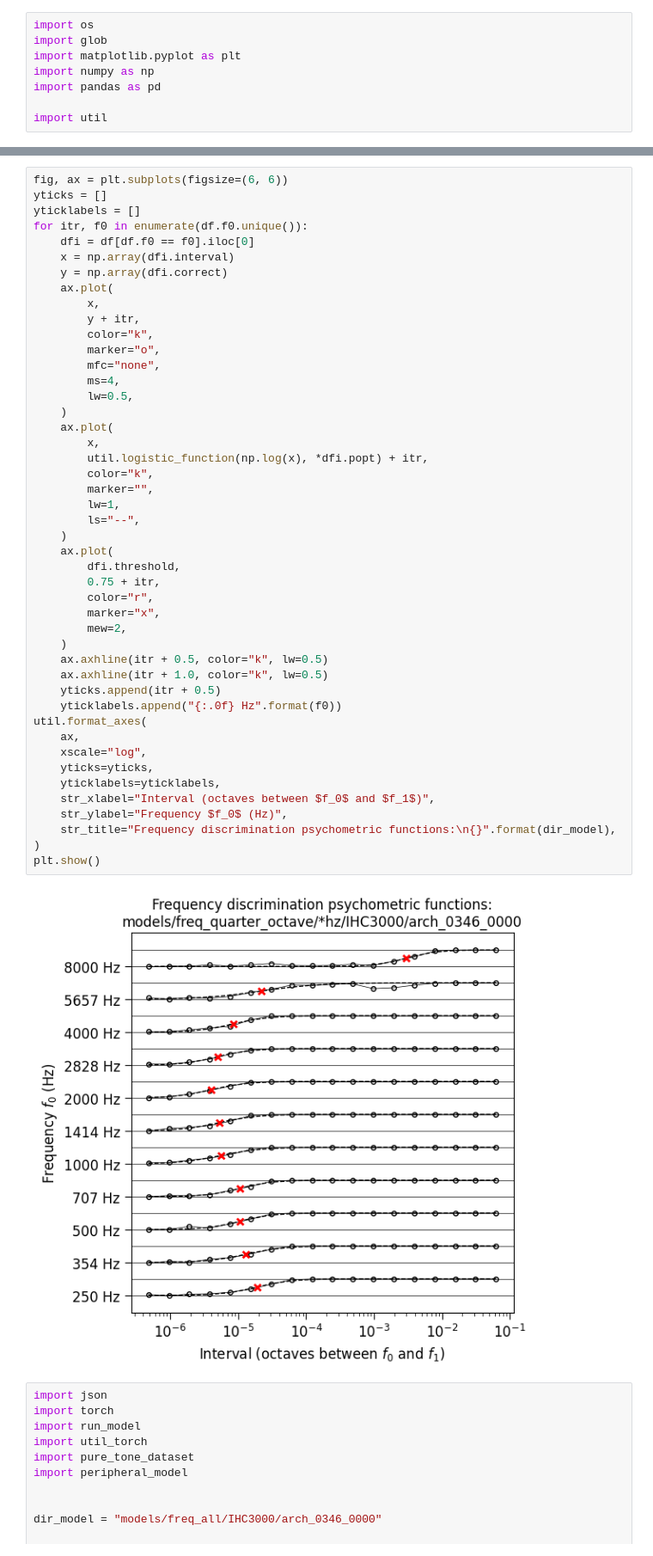
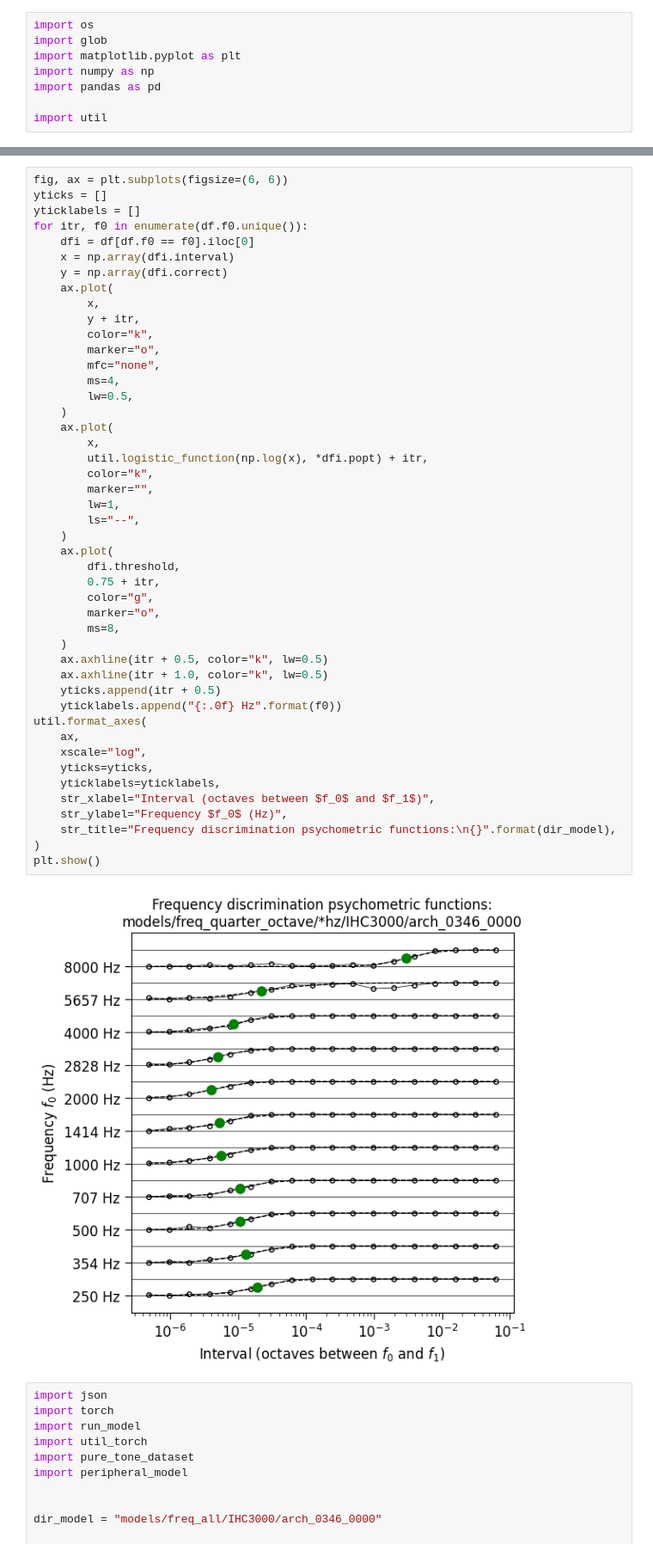
Before and after one commit to msaddler/freqdiscriminet, a Jupyter notebook: figures_results.ipynb, the cells around one changed output, grey strips where cells are left out. Shown at 86% size. Cells and saved outputs as stored; diff of their text form.

Commit message:
cleaning up freqdiscriminet notebooks and figures

```diff
--- a/results.ipynb
+++ b/figures_results.ipynb
@@ -219,37 +219,37 @@ for itr, f0 in enumerate(df.f0.unique()):
         ms=4,
         lw=0.5,
     )
     ax.plot(
         x,
         util.logistic_function(np.log(x), *dfi.popt) + itr,
         color="k",
         marker="",
         lw=1,
         ls="--",
     )
     ax.plot(
         dfi.threshold,
         0.75 + itr,
-        color="r",
-        marker="x",
-        mew=2,
+        color="g",
+        marker="o",
+        ms=8,
     )
     ax.axhline(itr + 0.5, color="k", lw=0.5)
     ax.axhline(itr + 1.0, color="k", lw=0.5)
     yticks.append(itr + 0.5)
     yticklabels.append("{:.0f} Hz".format(f0))
 util.format_axes(
     ax,
     xscale="log",
     yticks=yticks,
     yticklabels=yticklabels,
     str_xlabel="Interval (octaves between $f_0$ and $f_1$)",
     str_ylabel="Frequency $f_0$ (Hz)",
     str_title="Frequency discrimination psychometric functions:\n{}".format(dir_model),
 )
 plt.show()
 # %% [output]
-[figure, old version]
+[figure, new version]
 # %%
 import json
 import torch
```
Also changed, not shown: parts of 3 cells of this notebook, 2 other files.
